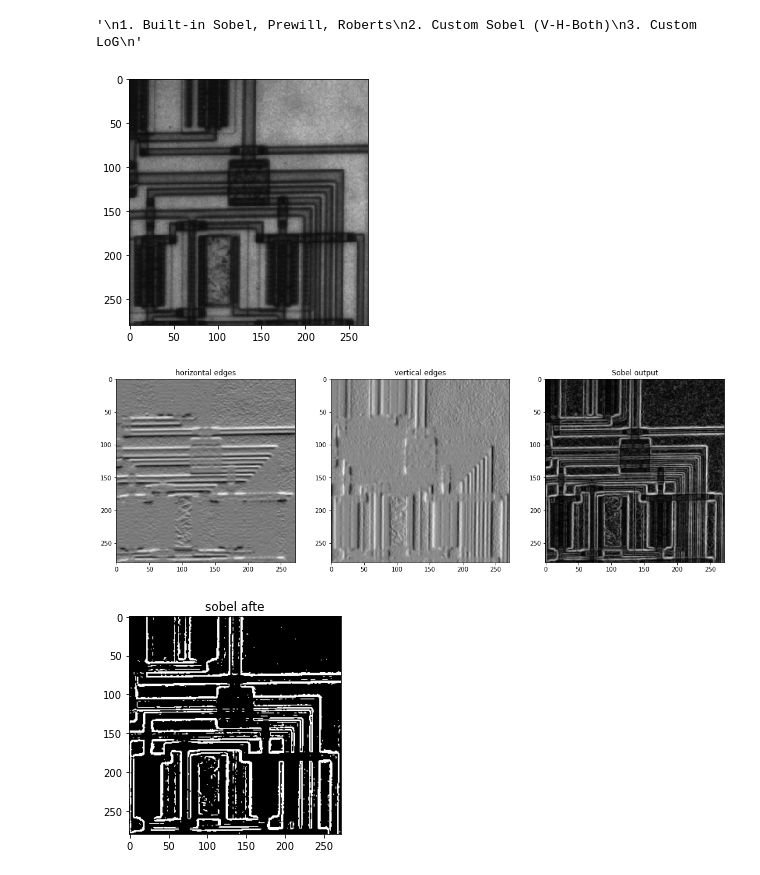
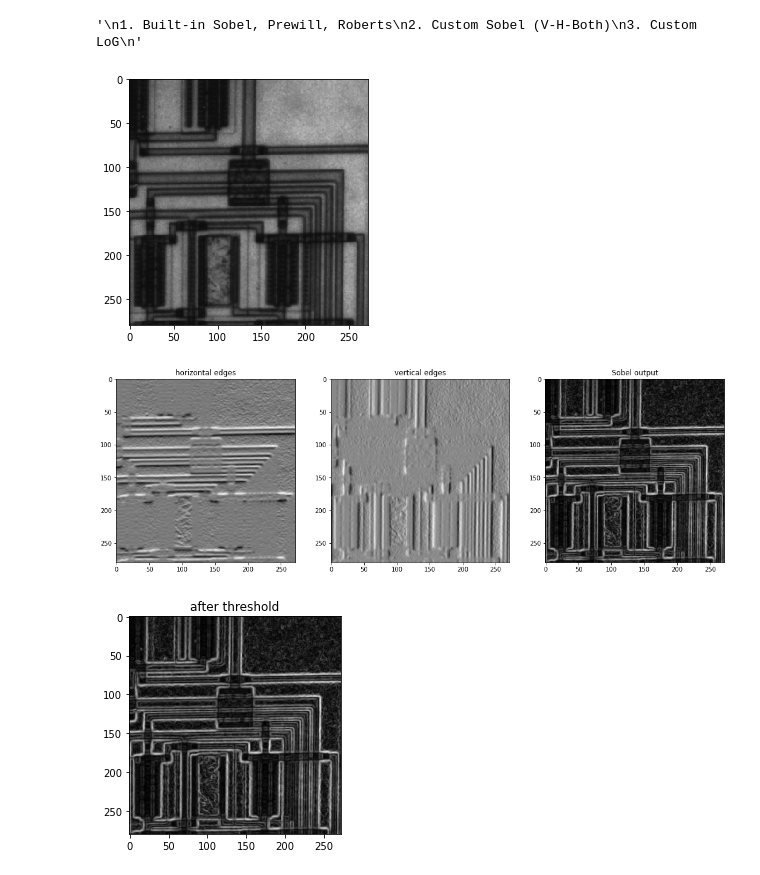
Before and after one commit to BelalElhossany/ImageProcessing, a Jupyter notebook: Lab_Edge_Detection_STD/Lab_Edge_Detection_STD/Lab_Edge_Detection_STD.ipynb, the cells around one changed output. Saved outputs shown, nothing was run; the diff lists cells and outputs as text; code cells hidden in the pictures.

Commit message:
edit sobel experiment

```diff
--- a/Lab_Edge_Detection_STD/Lab_Edge_Detection_STD/Lab_Edge_Detection_STD.ipynb
+++ b/Lab_Edge_Detection_STD/Lab_Edge_Detection_STD/Lab_Edge_Detection_STD.ipynb
@@ -78,21 +78,24 @@ def Sobel(img_path,threshold):
     (1,2,1)
     ])
     img=io.imread(img_path,as_gray=True)
-    io.imshow(img)
-    io.show()
     sobel_horizontal=convolve2d(img, hx, boundary='symm', mode='same')
     sobel_vertical=convolve2d(img, hy, boundary='symm', mode='same')
     sobeled=np.sqrt((np.square(sobel_horizontal)+np.square(sobel_vertical)))
-    show_images([sobel_horizontal,sobel_vertical,sobeled],["horizontal edges","vertical edges","Sobel output"])
-    sobeled[(sobeled<threshold)]=0
-    sobeled[(sobeled>=threshold)]=255
-    show_images([sobeled],["apply threshold"])
+    thresholded=np.copy(sobeled)
+    thresholded[(sobeled<threshold)]=0
+    thresholded[(sobeled>=threshold)]=255
+    return sobel_horizontal,sobel_vertical,sobeled,thresholded
-# %%
-Sobel("circuit.tif",105)
-# %% [output]
-[figure, removed]
-[figure, removed]
-[figure, removed]
+# %%
+img=io.imread("circuit.tif",as_gray=True)
+io.imshow(img)
+io.show()
+sobel_horizontal,sobel_vertical,sobeled,thresholded=Sobel("circuit.tif",105)
+show_images([sobel_horizontal,sobel_vertical,sobeled],["horizontal edges","vertical edges","Sobel output"])
+show_images([sobeled],["after threshold"])
+# %% [output]
+[figure, added]
+[figure, added]
+[figure, added]
 # %%
 # 3. Custom LoG
 thres= 20
```
